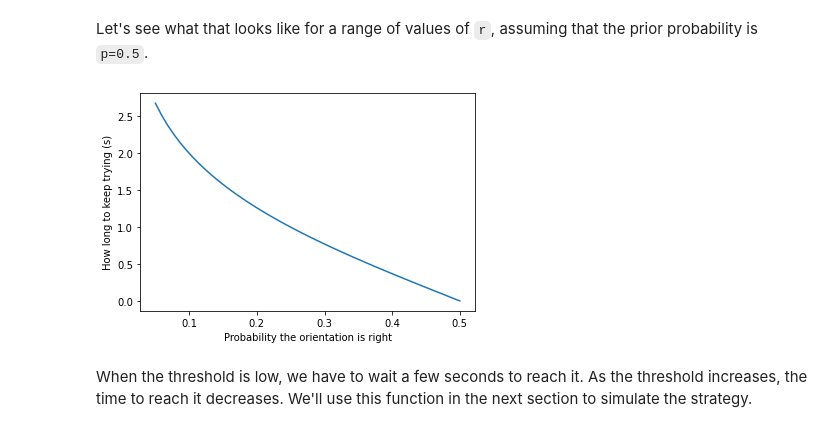
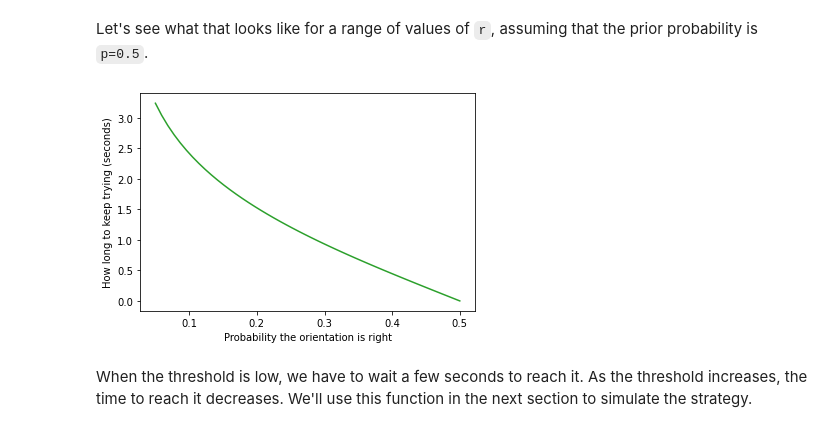
Before and after one commit to AllenDowney/ThinkBayes2, a Jupyter notebook: _sources/usb.ipynb, the cells around one changed output. Cells and saved outputs as stored; diff of their text form; code cells hidden in the pictures.

```diff
--- a/_sources/usb.ipynb
+++ b/_sources/usb.ipynb
@@ -61,6 +61,7 @@ We can use this function to compute the likelihood of trying for 0.9 seconds or
 # %%
 t = 0.9
-lam = 1.1
+mu = 1.1
+lam = 1/mu
 
 expo_sf(t, lam)
 # %% [output]
@@ -172,13 +175,13 @@ def wait_time(p, lam, r):
 Let's see what that looks like for a range of values of `r`, assuming that the prior probability is `p=0.5`.
 # %%
 rs = np.linspace(0.05, 0.5)
-ts = wait_time(0.5, 1.1, rs)
+ts = wait_time(p=0.5, lam=1/mu, r=rs)
 
-plt.plot(rs, ts)
+plt.plot(rs, ts, color='C2')
 plt.xlabel("Probability the orientation is right")
-plt.ylabel("How long to keep trying (s)");
+plt.ylabel("How long to keep trying (seconds)");
 # %% [output]
-[figure, old version]
+[figure, new version]
 # %% [markdown]
 When the threshold is low, we have to wait a few seconds to reach it. As the threshold increases, the time to reach it decreases.
 We'll use this function in the next section to simulate the strategy.
```
Also changed, not shown: parts of 25 cells of this notebook, 7 other files.
